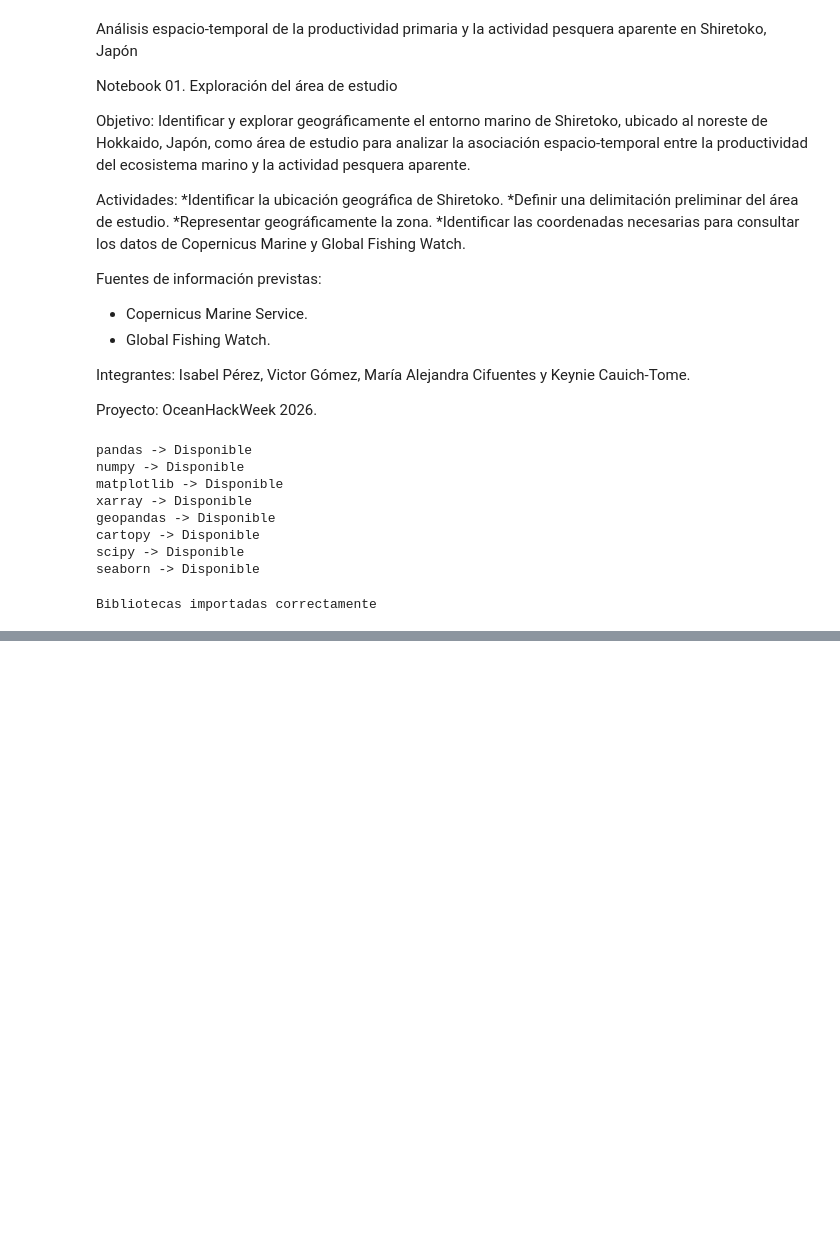
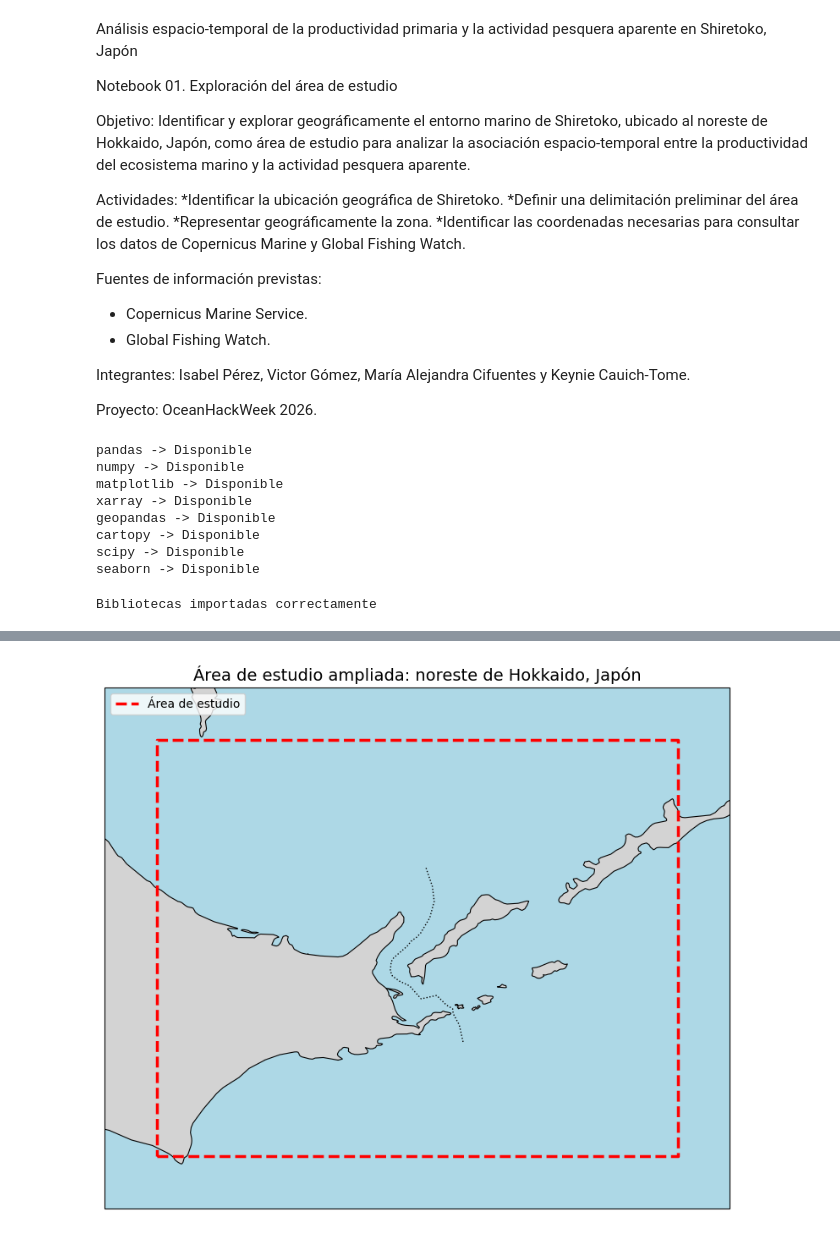
Before and after one commit to Intercoonecta/ohwe26-proy2-python, a Jupyter notebook: notebooks/01_exploracion_area_estudio.ipynb, the cells around one changed output, grey strips where cells are left out. Saved outputs shown, nothing was run; the diff lists cells and outputs as text; code cells hidden in the pictures; blank space fills up the shorter version.

```diff
--- a/notebooks/01_exploracion_area_estudio.ipynb
+++ b/notebooks/01_exploracion_area_estudio.ipynb
@@ -131,0 +133,41 @@ plt.show()
+# %%
+# Crear mapa con el área de estudio delimitada
+
+fig = plt.figure(figsize=(12, 8))
+
+ax = plt.axes(projection=ccrs.PlateCarree())
+
+# Extensión del mapa
+ax.set_extent(
+    [142.5, 148.5, 41.5, 46.5],
+    crs=ccrs.PlateCarree()
+)
+
+# Elementos geográficos
+ax.add_feature(cfeature.OCEAN, facecolor="lightblue")
+ax.add_feature(cfeature.LAND, facecolor="lightgray")
+ax.add_feature(cfeature.COASTLINE, linewidth=0.8)
+ax.add_feature(cfeature.BORDERS, linestyle=":")
+
+# Delimitación del área de estudio
+ax.plot(
+    [143, 148, 148, 143, 143],
+    [42, 42, 46, 46, 42],
+    color="red",
+    linewidth=2.5,
+    linestyle="--",
+    transform=ccrs.PlateCarree(),
+    label="Área de estudio"
+)
+
+# Título y leyenda
+ax.set_title(
+    "Área de estudio ampliada: noreste de Hokkaido, Japón",
+    fontsize=14
+)
+
+ax.legend(loc="upper left")
+
+plt.show()
+# %% [output]
+[figure, added]
```
Also changed, not shown: parts of 4 cells of this notebook, 1 other file.
